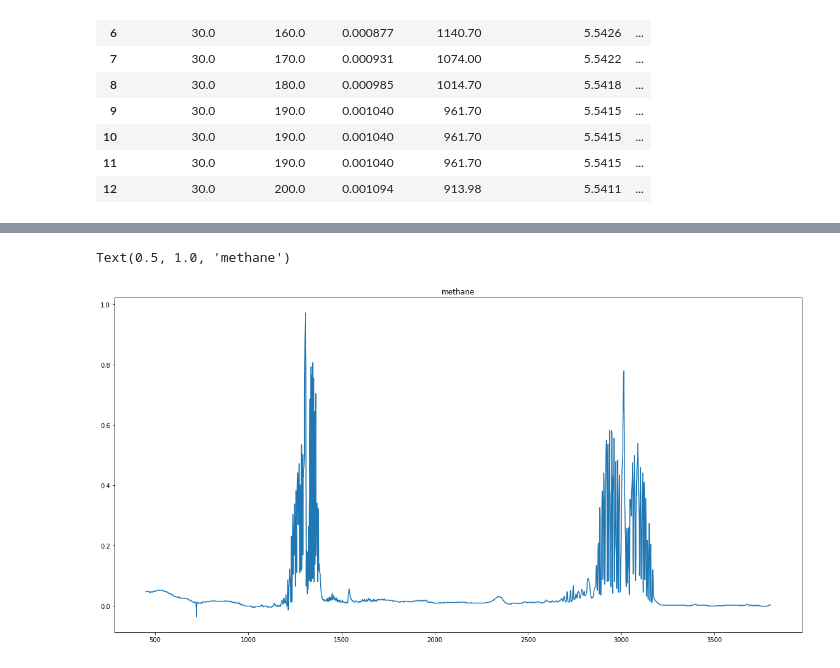
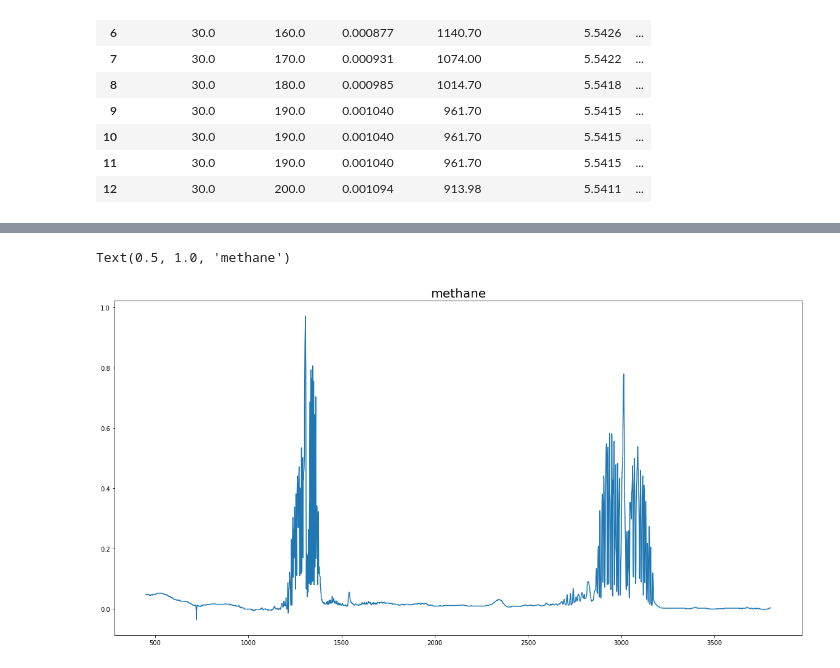
Before and after one commit to raman-noodles/Raman-noodles, a Jupyter notebook: Explore_Dev/Raman_dev.ipynb, the cells around one changed output, grey strips where cells are left out. Drawn from its saved outputs; the diff is of its cells as text; code cells hidden in the pictures.

```diff
--- a/Explore_Dev/Raman_dev.ipynb
+++ b/Explore_Dev/Raman_dev.ipynb
@@ -86,7 +86,7 @@ data3['y'] = y_abs
 # %%
 plt.figure(figsize=(20,10))
 plt.plot(data3['x'], data3['y'])
-plt.title('methane')
+plt.title('methane', fontsize=20)
 # %% [output]
 Text(0.5, 1.0, 'methane')
-[figure, old version]
+[figure, new version]
```
Also changed, not shown: parts of 2 cells of this notebook.
